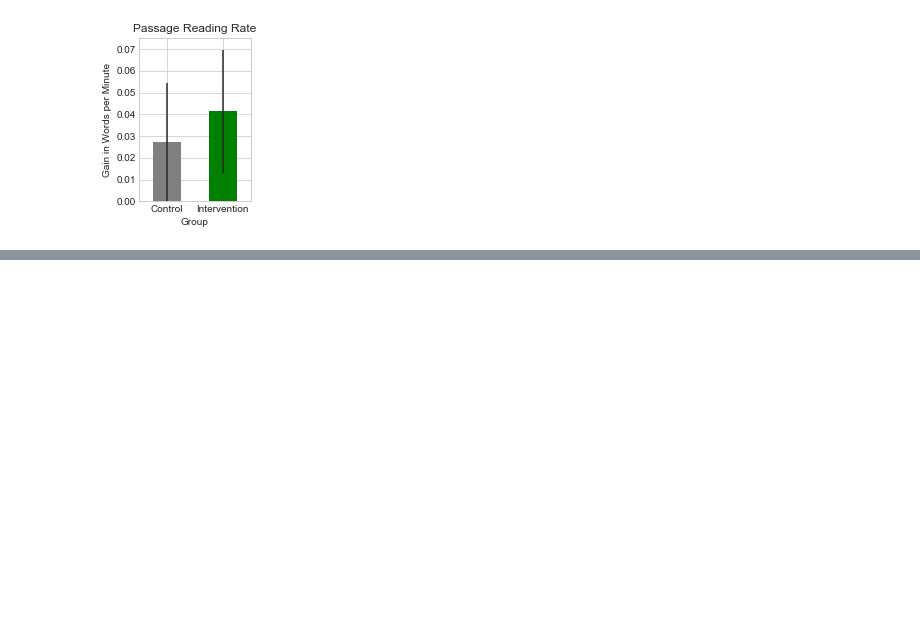
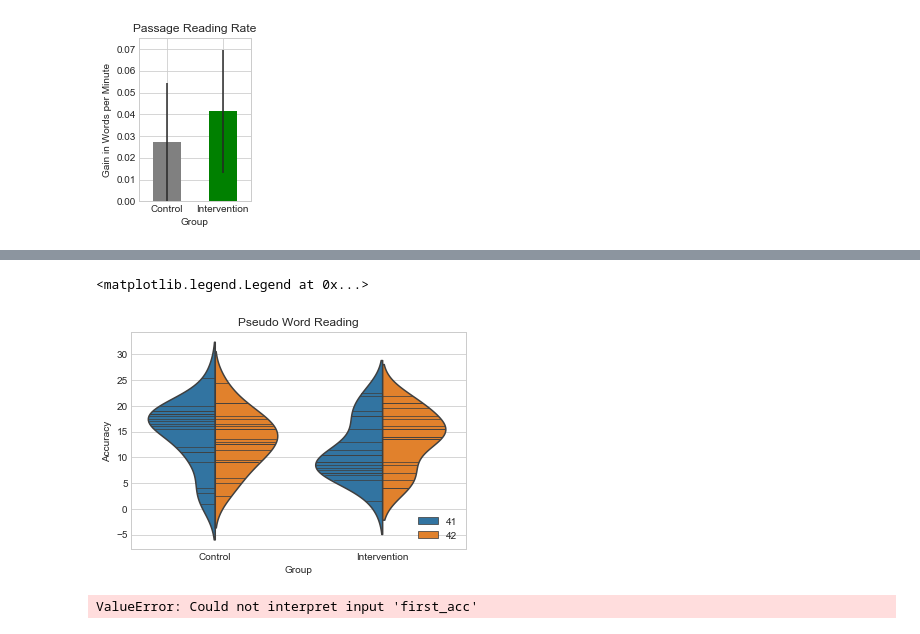
Before and after one commit to patdonnelly/Donnelly_2019_PLOSONE, a Jupyter notebook: figures.ipynb, the cells around one changed output, grey strips where cells are left out. Drawn from its saved outputs; the diff is of its cells as text; code cells hidden in the pictures; blank space fills up the shorter version.

```diff
--- a/figures.ipynb
+++ b/figures.ipynb
@@ -112,0 +127,21 @@ rate.set_ylim([0,0.075])
+# %%
+g = sns.violinplot(x="pigs_casecontrol", y="pseudo_acc", hue="study_name",
+               data = wordlist_data, split=True, inner='stick')
+g.set_title("Pseudo Word Reading")
+g.set_xlabel("Group")
+g.set_ylabel("Accuracy")
+g.set_xticklabels(["Control", "Intervention"])
+g.legend(loc='lower right')
+# %% [output]
+<matplotlib.legend.Legend at 0x...>
+[figure, added]
+# %%
+g = sns.violinplot(x="pigs_casecontrol", y="first_acc", hue="study_name",
+               data = passage_data, split=True, inner='stick')
+g.set_title("Passage Reading Accuracy")
+g.set_xlabel("Group")
+g.set_ylabel("Accuracy")
+g.set_xticklabels(["Control", "Intervention"])
+g.legend(loc='lower right')
+# %% [output]
+ValueError: Could not interpret input 'first_acc'
```
Also changed, not shown: parts of 3 cells of this notebook, 5 other files.
